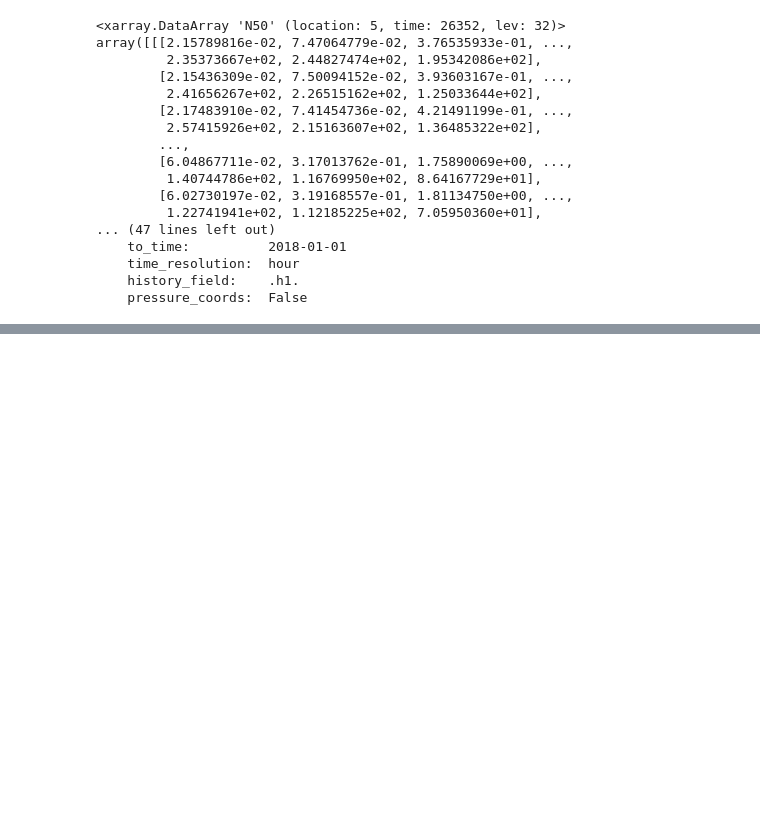
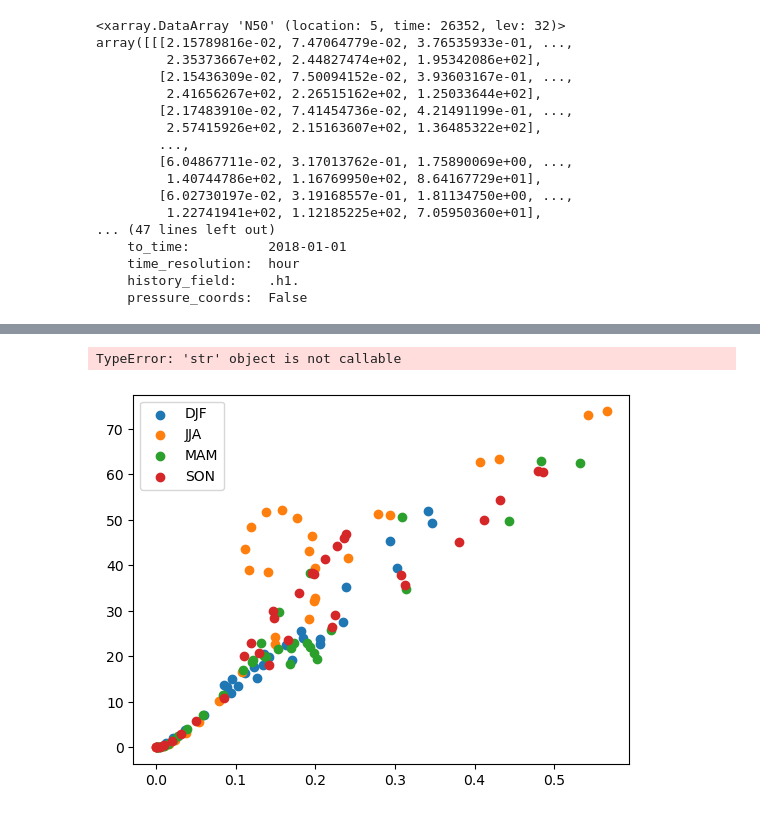
Before and after one commit to eScience-course/-Tjaernoe2022-group1, a Jupyter notebook: notebooks/Stefan/Aero NorESM Data Start.ipynb, the cells around one changed output, grey strips where cells are left out. Cells and saved outputs as stored; diff of their text form; code cells hidden in the pictures; blank space fills up the shorter version.

```diff
--- a/notebooks/Stefan/Aero NorESM Data Start.ipynb
+++ b/notebooks/Stefan/Aero NorESM Data Start.ipynb
@@ -571,0 +670,13 @@ AttributeError: 'Dataset' object has no attribute 'season'
+# %%
+for seas,seas in zip (ds_season.season,ds_aero_season.season):
+    plt.scatter(x = ds_season['SO4_tot'].sel(season=seas,location = 'Zeppelin'),
+                y = ds_aero_season['N100'].sel(season=seas,location = 'Zeppelin'),
+                label=seas.values)
+
+plt.legend()
+
+plt.set_ylabel ("N$_100$")
+plt.set_xlabel ("SO$_4$ Concentration (ug/m$^3$)")
+# %% [output]
+TypeError: 'str' object is not callable
+[figure, added]
```
Also changed, not shown: parts of 12 cells of this notebook, 1 other file.
